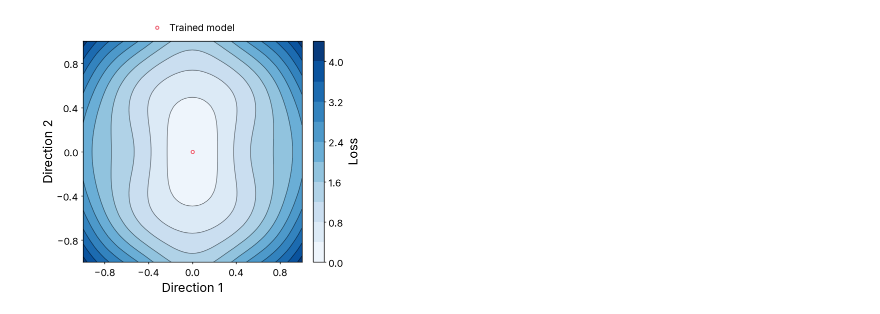
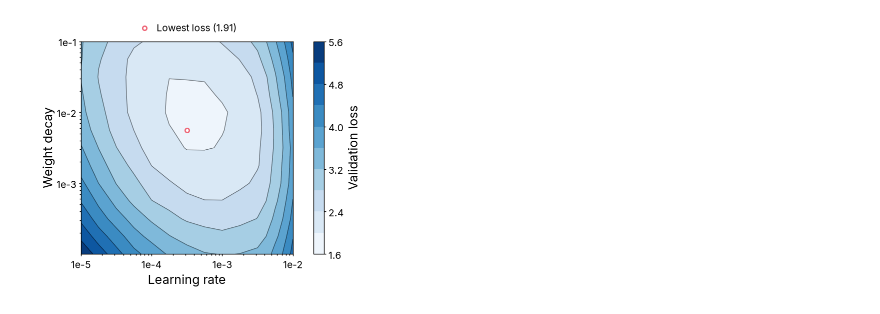
Before and after one commit to bigohofone/academic-figure-skill, a Jupyter notebook: examples/chart-types/contour-plot.ipynb, the cells around one changed output. Drawn from its saved outputs; the diff is of its cells as text; code cells hidden in the pictures.

```diff
--- a/examples/chart-types/contour-plot.ipynb
+++ b/examples/chart-types/contour-plot.ipynb
@@ -18,24 +18,30 @@ colors = paper.use_design()  # the style from DESIGN.md's tokens; colors["series
 # %%
-with open("../loss-landscape.json") as f:
+with open("../hyperparameter-surface.json") as f:
     data = json.load(f)
-alpha, beta, loss = np.array(data["alpha"]), np.array(data["beta"]), np.array(data["loss"])
-X, Y = np.meshgrid(alpha, beta)
+learning_rate = np.array(data["learning_rate"])
+weight_decay = np.array(data["weight_decay"])
+val_loss = np.array(data["val_loss"])
+best_i, best_j = np.unravel_index(val_loss.argmin(), val_loss.shape)
 
 fig, ax = plt.subplots(figsize=(3.25, 3))
-cs = ax.contourf(X, Y, loss, levels=10, cmap="Blues")
-ax.contour(X, Y, loss, levels=cs.levels, colors="black", linewidths=0.5, alpha=0.5)
-ax.plot(0, 0, "o", color=colors["ours"], label="Trained model")
-fig.colorbar(cs, ax=ax, label="Loss")
+cs = ax.contourf(learning_rate, weight_decay, val_loss, levels=10)
+ax.contour(learning_rate, weight_decay, val_loss, levels=cs.levels, colors="black", linewidths=0.5, alpha=0.5)
+fig.colorbar(cs, ax=ax, label="Validation loss")
+ax.plot(learning_rate[best_j], weight_decay[best_i], "o", color=colors["ours"],
+        label=f"Lowest loss ({val_loss[best_i, best_j]:.3g})")
+
+ax.set_xscale("log")
+ax.set_yscale("log")
+ax.set_xticks([1e-5, 1e-4, 1e-3, 1e-2], labels=["1e-5", "1e-4", "1e-3", "1e-2"])
+ax.set_yticks([1e-3, 1e-2, 1e-1], labels=["1e-3", "1e-2", "1e-1"])
+ax.set_xlabel("Learning rate")
+ax.set_ylabel("Weight decay")
 ax.grid(False)
-ax.set_xlabel("Direction 1")
-ax.set_ylabel("Direction 2")
-ax.set_xticks([-0.8, -0.4, 0, 0.4, 0.8])
-ax.set_yticks([-0.8, -0.4, 0, 0.4, 0.8])
 ax.legend(loc="lower center", bbox_to_anchor=(0.5, 1), borderaxespad=0.5, frameon=False)
 
 fit_height(fig, ax, aspect=1.0)
-fig.savefig("loss-landscape.pdf")
-fig.savefig("loss-landscape.png")
+fig.savefig("hyperparameter-surface.pdf")
+fig.savefig("hyperparameter-surface.png")
 plt.show()
 # %% [output]
-[figure, old version]
+[figure, new version]
```
Also changed, not shown: parts of 2 cells of this notebook, 29 other files.
